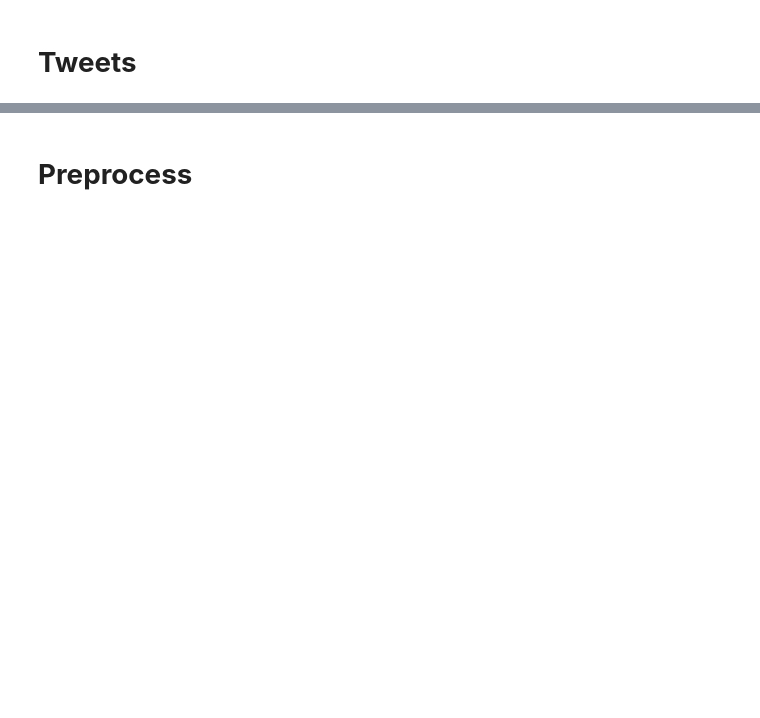
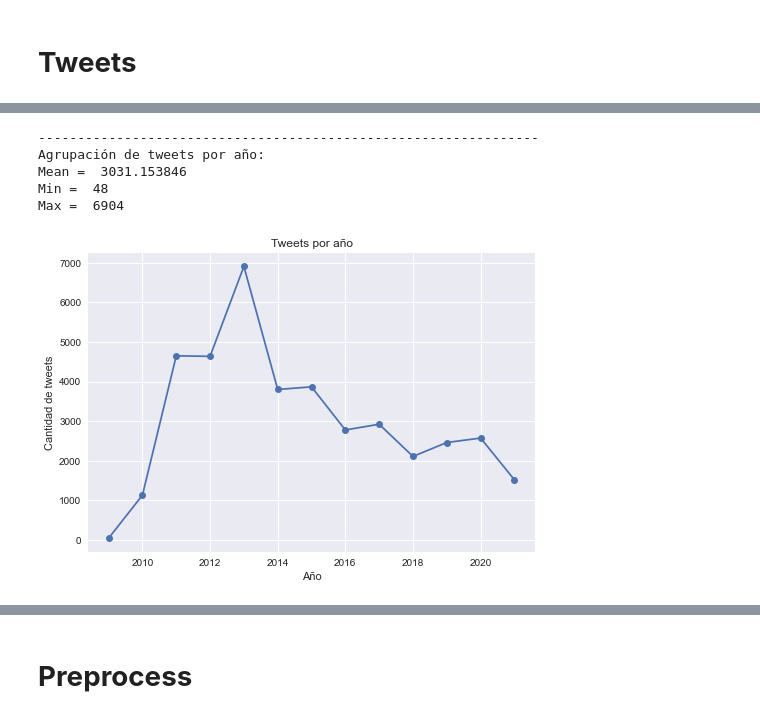
Before and after one commit to jignaciocastro8/data-project, a Jupyter notebook: LDA_boric_tweets.ipynb, the cells around one changed output, grey strips where cells are left out. Drawn from its saved outputs; the diff is of its cells as text; code cells hidden in the pictures; blank space fills up the shorter version.

```diff
--- a/LDA_boric_tweets.ipynb
+++ b/LDA_boric_tweets.ipynb
@@ -118,0 +139,25 @@ preprocess_tweet(data.iloc[0]['tweet'])
+# %%
+# Agrupación de tweets por año.
+
+per_year = data.groupby([data.index.year]).count()
+plt.plot(per_year.index, per_year['tweet'], '-o')
+#for (x, y) in zip(daily.index, daily['tweet']):
+#    plt.annotate('{}'.format(y), (x, y), xytext=(10,10), textcoords='offset pixels')
+plt.title('Tweets por año')
+plt.xlabel('Año')
+plt.ylabel('Cantidad de tweets')
+#plt.savefig('imgs/boric_tweet_año.png')
+
+
+print('----------------------------------------------------------------')
+print('Agrupación de tweets por año: ')
+print('Mean = {}'.format(per_year.mean().to_string(index=False)))
+print('Min = {}'.format(per_year.min().to_string(index=False)))
+print('Max = {}'.format(per_year.max().to_string(index=False)))
+# %% [output]
+----------------------------------------------------------------
+Agrupación de tweets por año:
+Mean =  3031.153846
+Min =  48
+Max =  6904
+[figure, added]
```
Also changed, not shown: parts of 22 cells of this notebook, 29 other files.
